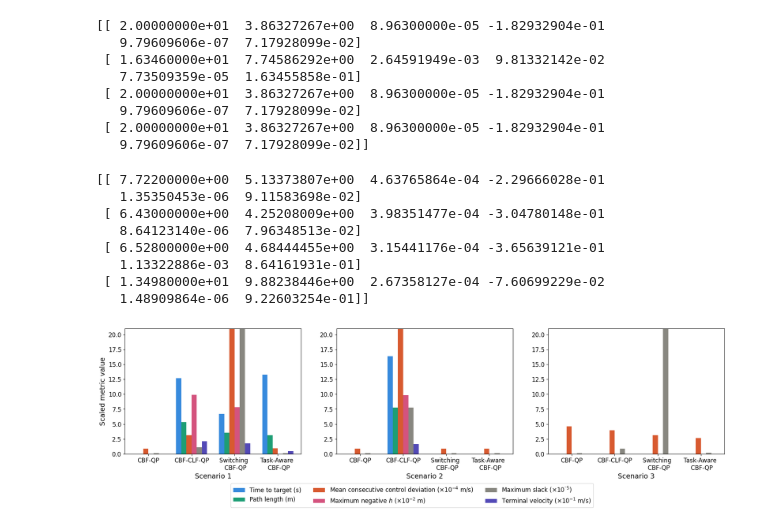
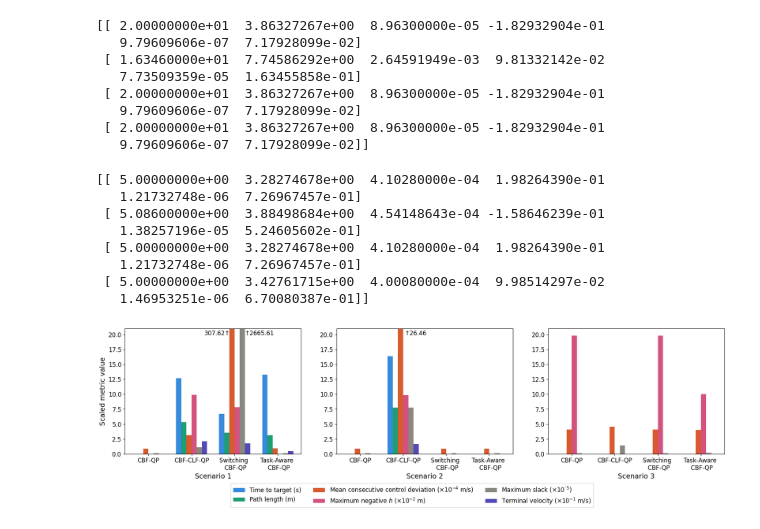
Before and after one commit to famsvip/Robot-Navigation-Collision-Avoidance-, a Jupyter notebook: data/plotting.ipynb, the cells around one changed output. Saved outputs shown, nothing was run; the diff lists cells and outputs as text; code cells hidden in the pictures.

Commit message:
Scenario 3 run

```diff
--- a/data/plotting.ipynb
+++ b/data/plotting.ipynb
@@ -1300,23 +1332,48 @@ vals_composite = np.load("./composite_CBF/composite_vals_scenario3.npy")
 
 vals_switching = vals_switching[0]
 vals_composite = vals_composite[0]
-parameters_scenario3 = np.array(parameter_curve(points_base, cmds_base, vals_base))
-parameters_scenario3 = np.vstack((parameters_scenario3, parameter_curve(points_separated, cmds_separated, vals_separated)))
-parameters_scenario3 = np.vstack((parameters_scenario3, parameter_curve(points_switching, cmds_switching, vals_switching)))
-parameters_scenario3 = np.vstack((parameters_scenario3, parameter_curve(points_composite, cmds_composite, vals_composite)))
+parameters_scenario3 = np.array(parameter_curve3(points_base, cmds_base, vals_base))
+parameters_scenario3 = np.vstack((parameters_scenario3, parameter_curve3(points_separated, cmds_separated, vals_separated)))
+parameters_scenario3 = np.vstack((parameters_scenario3, parameter_curve3(points_switching, cmds_switching, vals_switching)))
+parameters_scenario3 = np.vstack((parameters_scenario3, parameter_curve3(points_composite, cmds_composite, vals_composite)))
 print(parameters_scenario3)
 
 parameters_scenario3[0:, :2] = np.zeros((4,2))
 parameters_scenario3[0:, -1] = np.zeros(4)
 # %% [output]
-[[ 7.72200000e+00  5.13373807e+00  4.63765864e-04 -2.29666028e-01
-   1.35350453e-06  9.11583698e-02]
- [ 6.43000000e+00  4.25208009e+00  3.98351477e-04 -3.04780148e-01
-   8.64123140e-06  7.96348513e-02]
- [ 6.52800000e+00  4.68444455e+00  3.15441176e-04 -3.65639121e-01
-   1.13322886e-03  8.64161931e-01]
- [ 1.34980000e+01  9.88238446e+00  2.67358127e-04 -7.60699229e-02
-   1.48909864e-06  9.22603254e-01]]
+[[ 5.00000000e+00  3.28274678e+00  4.10280000e-04  1.98264390e-01
+   1.21732748e-06  7.26967457e-01]
+ [ 5.08600000e+00  3.88498684e+00  4.54148643e-04 -1.58646239e-01
+   1.38257196e-05  5.24605602e-01]
+ [ 5.00000000e+00  3.28274678e+00  4.10280000e-04  1.98264390e-01
+   1.21732748e-06  7.26967457e-01]
+ [ 5.00000000e+00  3.42761715e+00  4.00080000e-04  9.98514297e-02
+   1.46953251e-06  6.70080387e-01]]
+# %%
+def annotate_bars_right(ax, data, scales, offsets, ylim_max):
+    for i, scale in enumerate(scales):
+        for j in range(data.shape[0]):
+            val = data[j, i] * scale
+            x = j + offsets[i]
+            if val > ylim_max:
+                ax.text(x+0.35, ylim_max - 0.3, f'↑{val:.2f}',
+                        ha='center', va='top', fontsize=12, color='black')
+
+ylim_max = 21
+# %%
+def annotate_bars_mix(ax, data, scales, offsets, ylim_max):
+    for i, scale in enumerate(scales):
+        for j in range(data.shape[0]):
+            val = data[j, i] * scale
+            x = j + offsets[i]
+            if val > ylim_max and i < 3:
+                ax.text(x-0.35, ylim_max - 0.3, f'{val:.2f}↑',
+                        ha='center', va='top', fontsize=12, color='black')
+            elif val > ylim_max and i >= 3:
+                ax.text(x+0.4, ylim_max - 0.3, f'↑{val:.2f}',
+                        ha='center', va='top', fontsize=12, color='black')
+
+ylim_max = 21
 # %%
 import matplotlib.pyplot as plt
 import numpy as np
@@ -1360,31 +1417,40 @@ ax1.set_xticks(range(n_vals))
 ax1.set_xticklabels(word_labels)
 ax1.set_xlabel('Scenario 1')
 ax1.set_ylabel('Scaled metric value')
 ax1.set_ylim(0, 21)
 
+# i, j = 2, 2  # metric index, method index
+# val = parameters_scenario1[j, i] * scales[i]
+# ax1.text(j + offsets[i], val + 0.2, f'{val:.2f}',
+#          ha='center', va='bottom', fontsize=8, color='black')
+
 for i, (label, color, scale) in enumerate(zip(metric_labels, colors, scales)):
     ax2.bar(np.arange(n_vals) + offsets[i], parameters_scenario2[:, i] * scale,
             width=width, color=color, label=label)
 ax2.set_xticks(range(n_vals))
 ax2.set_xticklabels(word_labels)
 ax2.set_xlabel('Scenario 2')
 ax2.set_ylim(0, 21)
 
 for i, (label, color, scale) in enumerate(zip(metric_labels, colors, scales)):
     ax3.bar(np.arange(n_vals) + offsets[i], parameters_scenario3[:, i] * scale,
             width=width, color=color, label=label)
 ax3.set_xticks(range(n_vals))
 ax3.set_xticklabels(word_labels)
 ax3.set_xlabel('Scenario 3')
 ax3.set_ylim(0, 21)
 
+annotate_bars_mix(ax1, parameters_scenario1, scales, offsets, ylim_max)
+annotate_bars_right(ax2, parameters_scenario2, scales, offsets, ylim_max)
+annotate_bars_right(ax3, parameters_scenario3, scales, offsets, ylim_max)
+
 handles, labels = ax1.get_legend_handles_labels()
 fig.legend(handles, labels,
            loc='upper center',
            bbox_to_anchor=(0.5, 0.10),
            ncol=3)
 plt.tight_layout()
 plt.subplots_adjust(wspace=0.2, bottom=0.25)
 plt.show()
 # %% [output]
-[figure, old version]
+[figure, new version]
```
Also changed, not shown: parts of 4 cells of this notebook, 17 other files.
